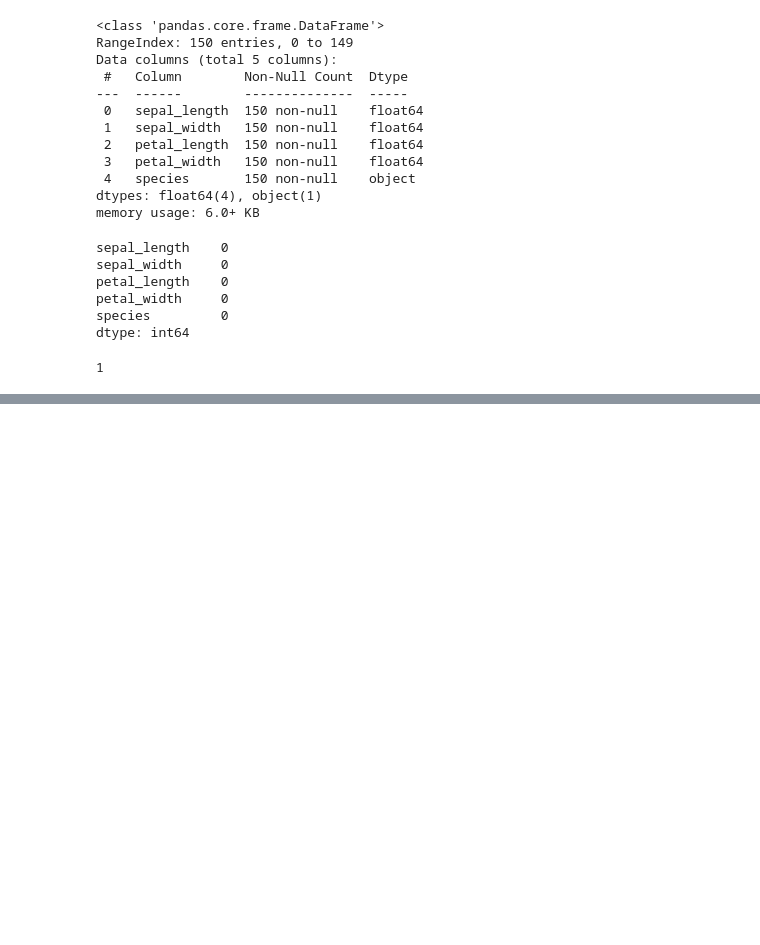
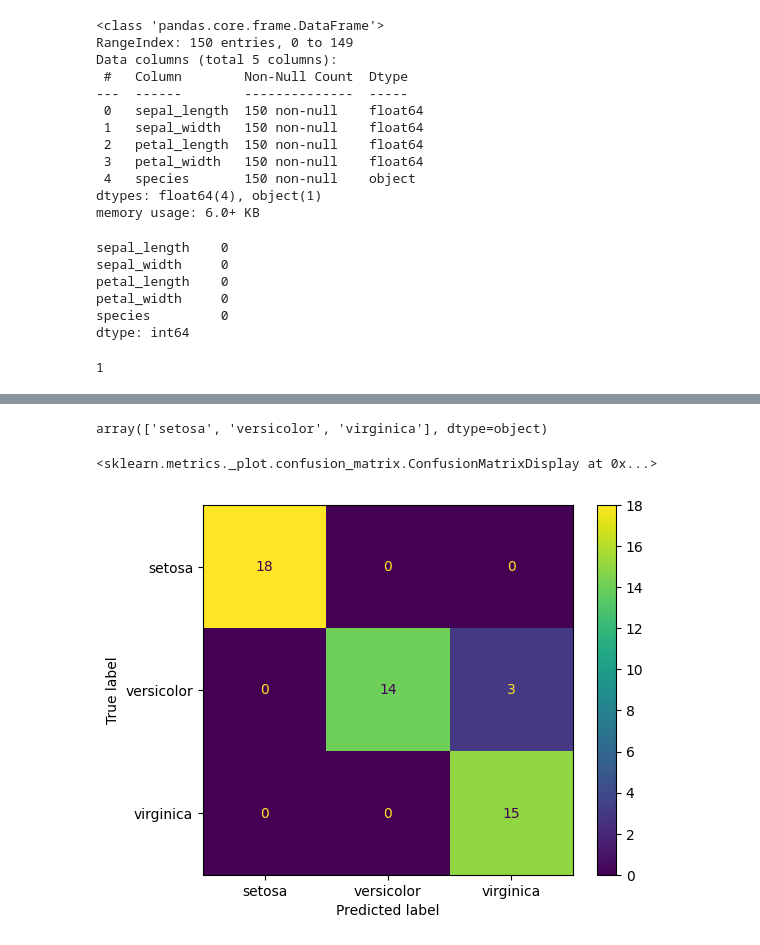
Before and after one commit to girme04/VS-code, a Jupyter notebook: Logistic Regression/logistic .ipynb, the cells around one changed output, grey strips where cells are left out. Drawn from its saved outputs; the diff is of its cells as text; code cells hidden in the pictures; blank space fills up the shorter version.

Commit message:
logistic regression

```diff
--- a/Logistic Regression/logistic .ipynb
+++ b/Logistic Regression/logistic .ipynb
@@ -42,0 +84,2 @@ df.duplicated().sum()
+# %%
+X_pre = num_pipe.fit_transform(X)
@@ -42,0 +95,3 @@ df.duplicated().sum()
+# %%
+from sklearn.model_selection import train_test_split
+xtrain,xtest,ytrain,ytest = train_test_split(X_pre,Y,test_size=0.33,random_state=21)
@@ -42,0 +134,4 @@ df.duplicated().sum()
+# %%
+from sklearn.linear_model import LogisticRegression
+model = LogisticRegression()
+model.fit(xtrain,ytrain)
@@ -42,0 +154,3 @@ df.duplicated().sum()
+# %%
+ypred_train = model.predict(xtrain)
+ypred_test = model.predict(xtest)
@@ -42,0 +185,12 @@ df.duplicated().sum()
+# %%
+model.classes_
+# %% [output]
+array(['setosa', 'versicolor', 'virginica'], dtype=object)
+# %%
+from sklearn.metrics import confusion_matrix,ConfusionMatrixDisplay
+cf = confusion_matrix(ytest,ypred_test)
+cfd = ConfusionMatrixDisplay(cf,display_labels=model.classes_)
+cfd.plot()
+# %% [output]
+<sklearn.metrics._plot.confusion_matrix.ConfusionMatrixDisplay at 0x...>
+[figure, added]
```
Also changed, not shown: parts of 38 cells of this notebook, 2 other files.
